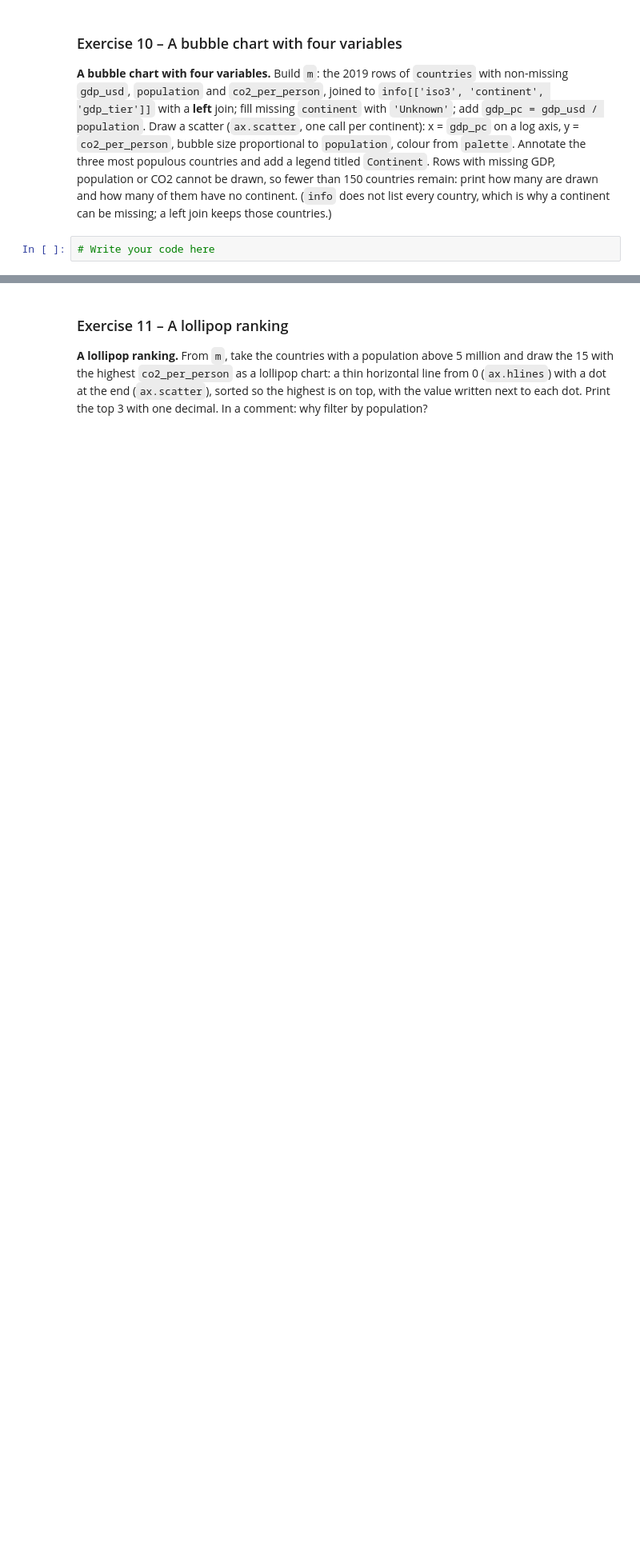
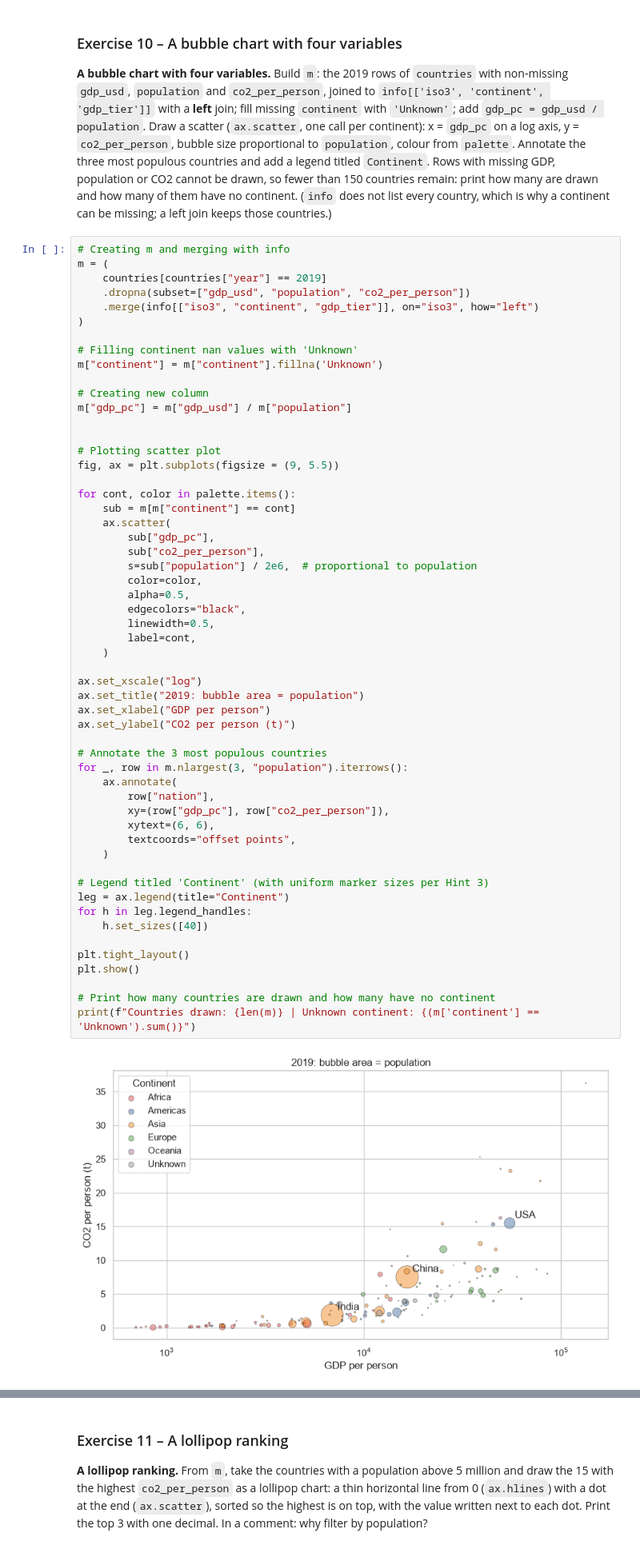
Before and after one commit to OrangeBoop/Lab02, a Jupyter notebook: Lab3/Lab3-Persky Idan 215548512 , Golan Amir 216264333.ipynb, the cells around one changed output, grey strips where cells are left out. Shown at 80% size. Drawn from its saved outputs; the diff is of its cells as text; blank space fills up the shorter version.

```diff
--- a/Lab3/Lab3-Persky Idan 215548512 , Golan Amir 216264333.ipynb
+++ b/Lab3/Lab3-Persky Idan 215548512 , Golan Amir 216264333.ipynb
@@ -505,4 +559,59 @@ Round with `.round(0)`.
 **A bubble chart with four variables.** Build `m`: the 2019 rows of `countries` with non-missing `gdp_usd`, `population` and `co2_per_person`, joined to `info[['iso3', 'continent', 'gdp_tier']]` with a **left** join; fill missing `continent` with `'Unknown'`; add `gdp_pc = gdp_usd / population`.
 Draw a scatter (`ax.scatter`, one call per continent): x = `gdp_pc` on a log axis, y = `co2_per_person`, bubble size proportional to `population`, colour from `palette`. Annotate the three most populous countries and add a legend titled `Continent`. Rows with missing GDP, population or CO2 cannot be drawn, so fewer than 150 countries remain: print how many are drawn and how many of them have no continent. (`info` does not list every country, which is why a continent can be missing; a left join keeps those countries.)
 # %%
-# Write your code here
+# Creating m and merging with info
+m = (
+    countries[countries["year"] == 2019]
+    .dropna(subset=["gdp_usd", "population", "co2_per_person"])
+    .merge(info[["iso3", "continent", "gdp_tier"]], on="iso3", how="left")
+)
+
+# Filling continent nan values with 'Unknown'
+m["continent"] = m["continent"].fillna('Unknown')
+
+# Creating new column
+m["gdp_pc"] = m["gdp_usd"] / m["population"]
+
+
+# Plotting scatter plot
+fig, ax = plt.subplots(figsize = (9, 5.5))
+
+for cont, color in palette.items():
+    sub = m[m["continent"] == cont]
+    ax.scatter(
+        sub["gdp_pc"],
+        sub["co2_per_person"],
+        s=sub["population"] / 2e6,  # proportional to population
+        color=color,
+        alpha=0.5,
+        edgecolors="black",
+        linewidth=0.5,
+        label=cont,
+    )
+
+ax.set_xscale("log")
+ax.set_title("2019: bubble area = population")
+ax.set_xlabel("GDP per person")
+ax.set_ylabel("CO2 per person (t)")
+
+# Annotate the 3 most populous countries
+for _, row in m.nlargest(3, "population").iterrows():
+    ax.annotate(
+        row["nation"],
+        xy=(row["gdp_pc"], row["co2_per_person"]),
+        xytext=(6, 6),
+        textcoords="offset points",
+    )
+
+# Legend titled 'Continent' (with uniform marker sizes per Hint 3)
+leg = ax.legend(title="Continent")
+for h in leg.legend_handles:
+    h.set_sizes([40])
+
+plt.tight_layout()
+plt.show()
+
+# Print how many countries are drawn and how many have no continent
+print(f"Countries drawn: {len(m)} | Unknown continent: {(m['continent'] == 'Unknown').sum()}")
+# %% [output]
+[figure, added]
```
Also changed, not shown: parts of 5 cells of this notebook.
